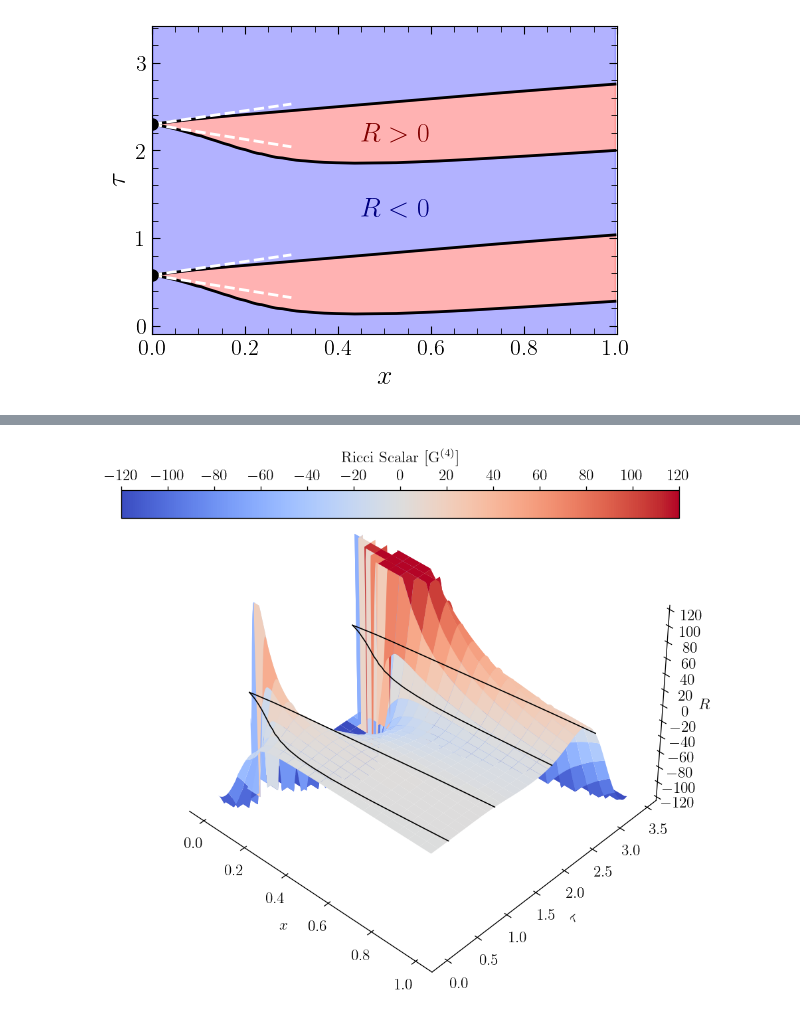
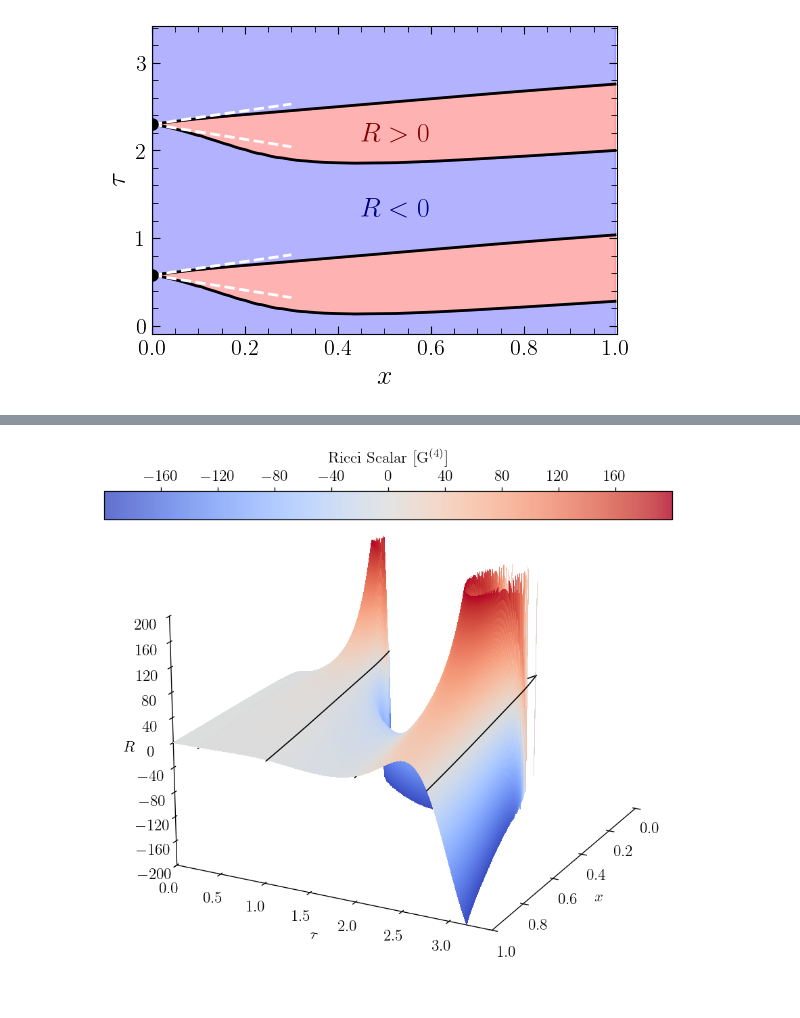
Before and after one commit to flecker96/critcoll_anyD, a Jupyter notebook: plots/SpacetimeCrystalFE.ipynb, the cells around one changed output, grey strips where cells are left out. Drawn from its saved outputs; the diff is of its cells as text; code cells hidden in the pictures.

Commit message:
FE added updated jupyter + refined data

```diff
--- a/plots/SpacetimeCrystalFE.ipynb
+++ b/plots/SpacetimeCrystalFE.ipynb
@@ -98,13 +159,15 @@ branch4 = np.loadtxt('branch4.dat')
 
 # Load data from file where columns represent x, y, and z values
 # Adjust delimiter as needed based on file format (e.g., ',' for CSV, space/tab for txt)
-data = np.loadtxt('Ricci4D.dat')  # Replace with your file name
+
+data = np.loadtxt('R4d.dat')  # Replace with your file name
 x, y, z = data[:, 0], data[:, 1], data[:, 2]
-
+for i in range(np.size(z)):
+    if np.abs(z[i]) > 200: z[i] = np.nan
 # Reshape x, y, and z data for 3D plotting if data is gridded (requires knowledge of grid shape)
 # Here we assume the data forms a regular grid, e.g., (100, 100)
 # Replace 100, 100 with the actual grid shape if known
-grid_shape = (401,601)  # Example grid shape, modify as needed
+grid_shape = (1601,801)  # Example grid shape, modify as needed
 X = x.reshape(grid_shape)
 Y = y.reshape(grid_shape)
 Z = z.reshape(grid_shape)
@@ -112,14 +175,15 @@ Z = z.reshape(grid_shape)
 
 # Clip the Z values to be within a specified range
 #Z_clipped =  gaussian_filter(np.clip(Z, -120, 120),sigma=2)
-Z_clipped =  np.clip(gaussian_filter(Z,sigma=2), -120, 120)
+Z_clipped =  Z
 
+#Z_clipped = Z
 # Create figure and 3D axis
 fig = plt.figure(figsize=(16, 10), dpi=120)
 ax = fig.add_subplot(111, projection='3d')
 
 # Define discrete levels for color mapping
-levels = np.linspace(-120, 120, 13)
+levels = np.linspace(-200, 200, 11)
 
 cmap = plt.get_cmap("coolwarm")
 #norm = BoundaryNorm(levels, ncolors=cmap.N, clip=True)
@@ -129,8 +193,17 @@ cmap = plt.get_cmap("coolwarm")
 #ax.plot_wireframe(X,Y,Z_clipped,rstride=20,cstride=20,edgecolors='grey',lw=0.5)
 
 #ax.plot_surface(X, Y, Z_clipped, cmap="coolwarm", rstride=20, cstride=20, alpha=1, edgecolors='black', lw=0.5, shade=True)
+# Set plot ranges
+ax.set_xlim(0.0, 1.0)
+ax.set_ylim(0.0, 3.45)
+ax.set_zlim(-200,200)
 
-surface = ax.plot_surface(X, Y, Z_clipped, cmap="coolwarm", rstride=20, cstride=20, alpha=1, edgecolors='none', lw=0.5, shade=True)
+ax.plot(branch1[:,0], branch1[:,1], -2, color="black", linewidth=1,zorder=3)
+ax.plot(branch2[:,0], branch2[:,1], -2, color="black", linewidth=1,zorder=1)
+ax.plot(branch3[:,0], branch3[:,1], -2, color="black", linewidth=1,zorder=3)
+ax.plot(branch4[:,0], branch4[:,1], -2, color="black", linewidth=1,zorder=1)
+
+surface = ax.plot_surface(X, Y, Z_clipped, cmap="coolwarm", rstride=1, cstride=1, alpha=0.8, edgecolors='none', lw=0.5, shade=True, antialiased=False,zorder=2)
 
 
 # Add lighting for a better visual effect
@@ -166,38 +239,33 @@ ax.grid(False)
 
 # Enable major and minor ticks on each axis
 ax.xaxis.set_major_locator(plt.MultipleLocator(0.2))
 ax.yaxis.set_major_locator(plt.MultipleLocator(0.5))
-ax.zaxis.set_major_locator(plt.MultipleLocator(20))
+ax.zaxis.set_major_locator(plt.MultipleLocator(40))
 
 #ax.xaxis.set_minor_locator(AutoMinorLocator(5))  # Add 5 minor ticks between each major tick on x-axis
 #ax.yaxis.set_minor_locator(AutoMinorLocator(5))  # Add 5 minor ticks between each major tick on y-axis
 #ax.zaxis.set_minor_locator(AutoMinorLocator(5))  # Add 5 minor ticks between each major tick on z-axis
 
 # Set tick parameters: make minor ticks shorter than major ticks
 ax.tick_params(axis='both', which='major', length=7, width=1.5)  # Major ticks: longer and thicker
 #ax.tick_params(axis='both', which='minor', length=4, width=1)    # Minor ticks: shorter and thinner
-
-ax.plot(branch1[:,0], branch1[:,1], 0, color="black", linewidth=1,zorder=3)
-ax.plot(branch2[:,0], branch2[:,1], 0, color="black", linewidth=1,zorder=3)
-ax.plot(branch3[:,0], branch3[:,1], 0, color="black", linewidth=1,zorder=3)
-ax.plot(branch4[:,0], branch4[:,1], 0, color="black", linewidth=1,zorder=3)
 
 ax.set_xlabel(r'$x$')
 ax.set_ylabel(r'$\tau$')
 #ax.set_zlabel(r'$R$')
 
 # Adjust the z-axis label to appear at the top
 ax.set_zlabel(r'$R$', labelpad=1)  # Increase labelpad to push it up
 ax.zaxis.label.set_rotation(0)  # Set label rotation to 0 for vertical alignment
 ax.zaxis.label.set_va('bottom')  # Align label at the bottom of the text box (top of the axis)
 
 # Change the viewing angle so that negative x-values are on the left
 #ax.view_init(elev=40, azim=-40)  # Adjust elev and azim as needed
-ax.view_init(elev=40, azim=-47)  # Adjust elev and azim as needed
+ax.view_init(elev=20, azim=27)  # Adjust elev and azim as needed
 #plt.show()
 # Show the plot
 #plt.tight_layout()
 #fig.subplots_adjust(left=0.1, right=0.9, bottom=0.1, top=0.85)  # Adjust these values as needed
 plt.savefig("Ricci4D.png",dpi=200,bbox_inches='tight')
 # %% [output]
-[figure, old version]
+[figure, new version]
```
Also changed, not shown: parts of 4 cells of this notebook, 6 other files.
